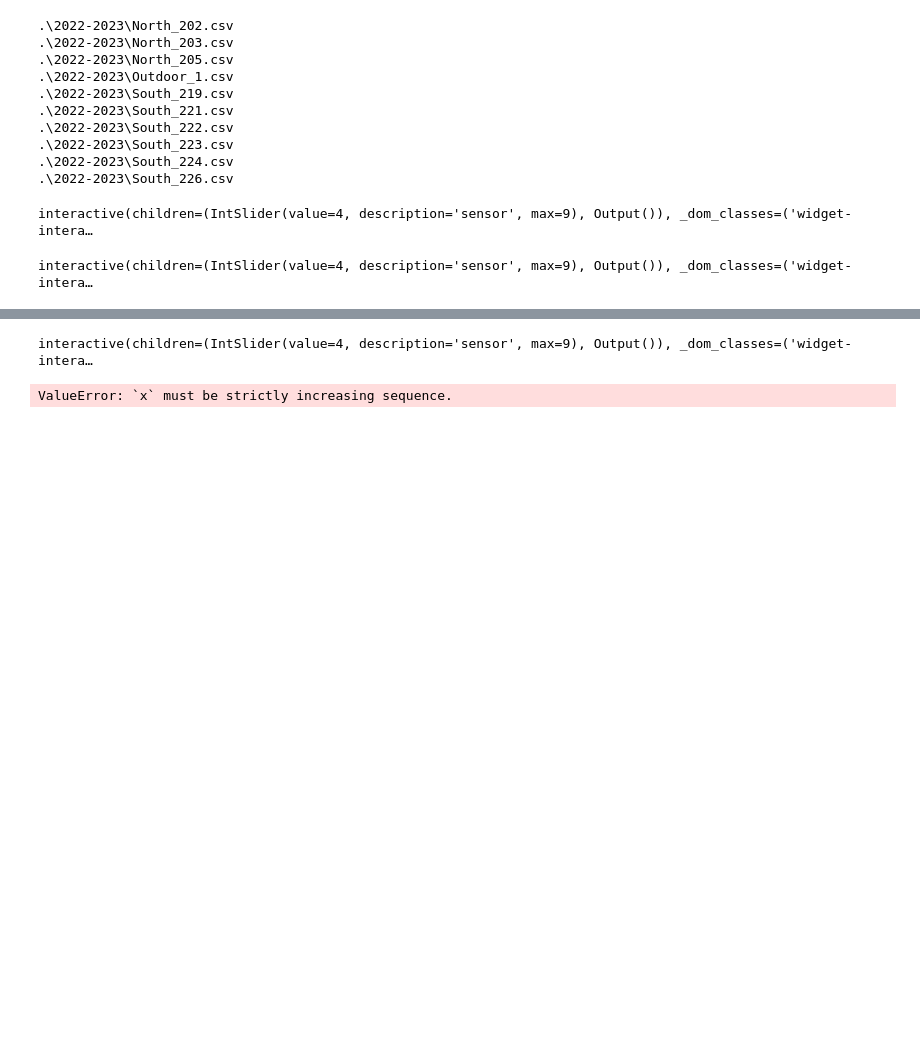
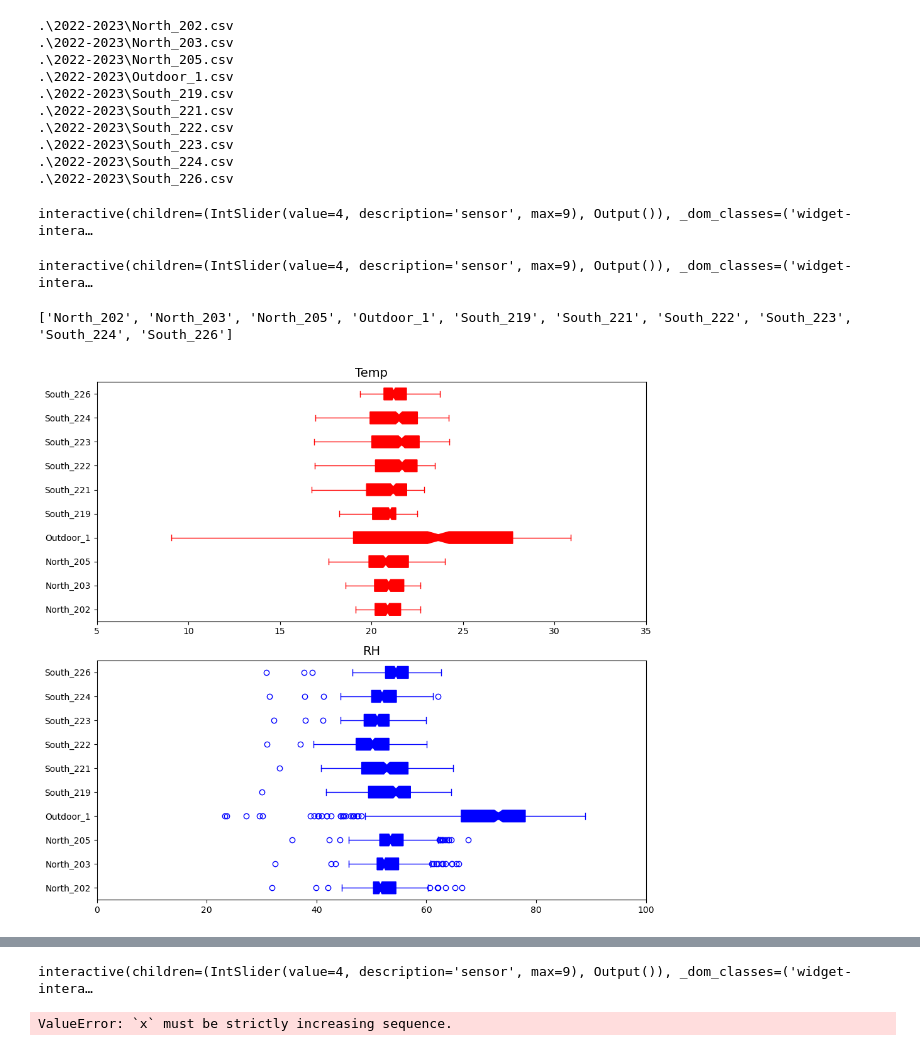
Before and after one commit to MPlusConservation/EMS_Data, a Jupyter notebook: EMS_data.ipynb, the cells around one changed output, grey strips where cells are left out. Saved outputs shown, nothing was run; the diff lists cells and outputs as text; code cells hidden in the pictures; blank space fills up the shorter version.

Commit message:
added boxplots

```diff
--- a/EMS_data.ipynb
+++ b/EMS_data.ipynb
@@ -359,3 +359,73 @@ output = interactive_plot.children[-1]
 interactive_plot
 # %% [output]
 interactive(children=(IntSlider(value=4, description='sensor', max=9), Output()), _dom_classes=('widget-intera…
+# %%
+data_temp = []
+# convert to pandas data frame
+data_temp = pd.DataFrame(data_temp)
+
+# for loop getting samples of Temperature from each sensor
+i = 0
+for name in names:
+    data_temp[name] = dfs[i].set_index('Date').resample(num_samp).mean().reset_index().Temp
+    i = i + 1
+print(names)
+
+# data format covert to numpy
+data_temp = data_temp.to_numpy()
+
+# create plots
+# subplots (2,1) = two rows, one column, sharex = not using the same x-axis
+f2, ax = plt.subplots(2,1,figsize=(10,9),sharex=False)
+ax[0].axes.get_xaxis().set_visible(True) #set X axis
+ax[0].axes.get_yaxis().set_visible(True) #set Y axis
+c = "red"
+
+# creat box plot for Temp
+ax[0].boxplot(data_temp, patch_artist = True,
+                notch ='True', vert = 0,
+                boxprops=dict(facecolor=c, color=c),
+                capprops=dict(color=c),
+                whiskerprops=dict(color=c),
+                flierprops=dict(color=c, markeredgecolor=c),
+                medianprops=dict(color=c))
+ax[0].set_yticklabels(names)
+ax[0].set_title("Temp", size = 14)
+ax[0].set_xlim([5,35])
+
+
+
+
+data_rh = []
+# convert to pandas data frame
+data_rh = pd.DataFrame(data_rh)
+
+# for loop getting sapmles of RH from each sensor
+i = 0
+for name in names:
+    data_rh[name] = dfs[i].set_index('Date').resample(num_samp).mean().reset_index().RH
+    i = i + 1
+
+# data format convert to numpy
+data_rh = data_rh.to_numpy()
+
+# create box plot for RH
+ax[1].axes.get_xaxis().set_visible(True) #set X axis
+ax[1].axes.get_yaxis().set_visible(True) #set Y axis
+c = "blue"
+ax[1].boxplot(data_rh, patch_artist = True,
+                notch ='True', vert = 0,
+                boxprops=dict(facecolor=c, color=c),
+                capprops=dict(color=c),
+                whiskerprops=dict(color=c),
+                flierprops=dict(color=c, markeredgecolor=c),
+                medianprops=dict(color=c))
+ax[1].set_yticklabels(names)
+ax[1].set_title("RH", size = 14)
+ax[1].set_xlim([0,100])
+
+f2.tight_layout()
+plt.show()
+# %% [output]
+['North_202', 'North_203', 'North_205', 'Outdoor_1', 'South_219', 'South_221', 'South_222', 'South_223', 'South_224', 'South_226']
+[figure, added]
```
Also changed, not shown: parts of 1 cell of this notebook.
